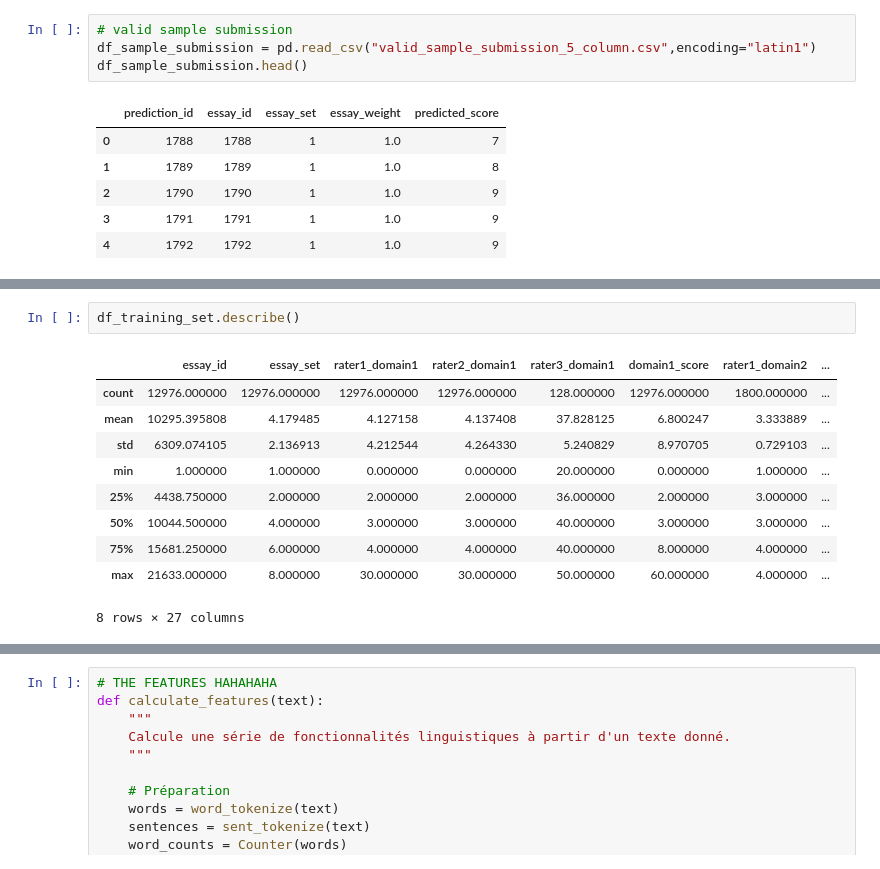
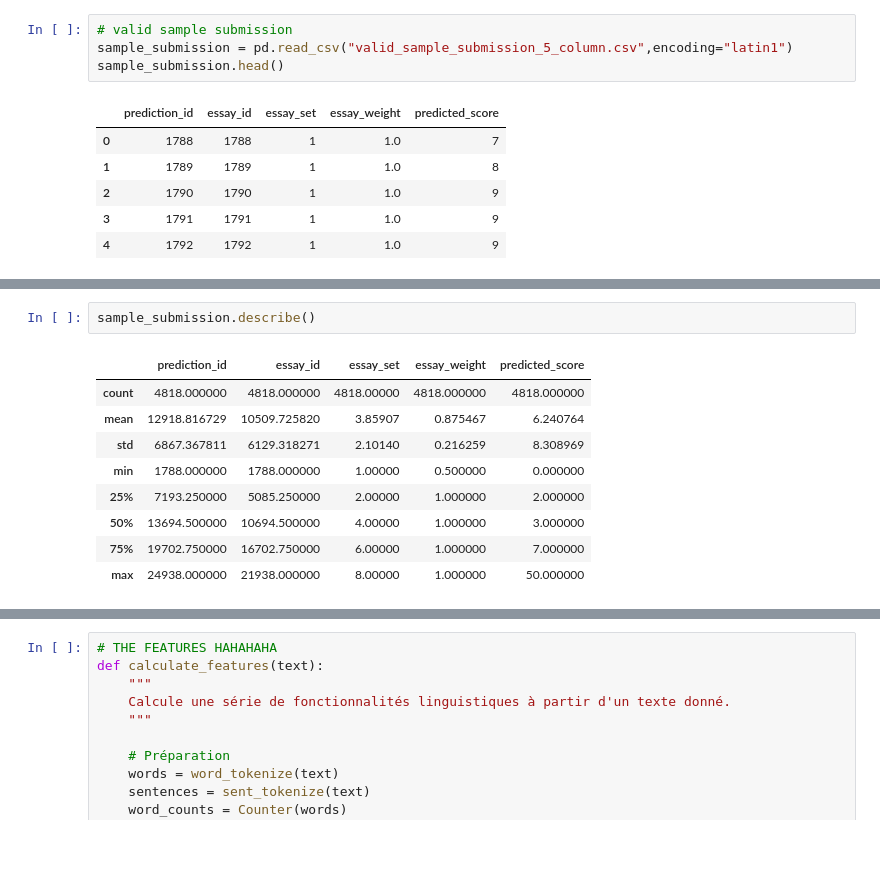
Before and after one commit to Martialkouass/Automated-essay-scoring-Machine-Learning-Model, a Jupyter notebook: NLP-PROJECT.ipynb, the cells around one changed output, grey strips where cells are left out. Saved outputs shown, nothing was run; the diff lists cells and outputs as text.

Commit message:
modified:   NLP-PROJECT.ipynb 	new file:   training_set_normalized_concat.csv

```diff
--- a/NLP-PROJECT.ipynb
+++ b/NLP-PROJECT.ipynb
@@ -118,7 +180,7 @@ memory usage: 164.9+ KB
 # %%
 # valid sample submission
-df_sample_submission = pd.read_csv("valid_sample_submission_5_column.csv",encoding="latin1")
-df_sample_submission.head()
+sample_submission = pd.read_csv("valid_sample_submission_5_column.csv",encoding="latin1")
+sample_submission.head()
 # %% [output]
 |  | prediction_id | essay_id | essay_set | essay_weight | predicted_score |
 | 0 | 1788 | 1788 | 1 | 1.0 | 7 |
@@ -141,13 +206,12 @@ df_training_set.head()
 # %%
-df_training_set.describe()
+sample_submission.describe()
 # %% [output]
-|  | essay_id | essay_set | rater1_domain1 | rater2_domain1 | rater3_domain1 | domain1_score | rater1_domain2 | ... |
-| count | 12976.000000 | 12976.000000 | 12976.000000 | 12976.000000 | 128.000000 | 12976.000000 | 1800.000000 | ... |
-| mean | 10295.395808 | 4.179485 | 4.127158 | 4.137408 | 37.828125 | 6.800247 | 3.333889 | ... |
-| std | 6309.074105 | 2.136913 | 4.212544 | 4.264330 | 5.240829 | 8.970705 | 0.729103 | ... |
-| min | 1.000000 | 1.000000 | 0.000000 | 0.000000 | 20.000000 | 0.000000 | 1.000000 | ... |
-| 25% | 4438.750000 | 2.000000 | 2.000000 | 2.000000 | 36.000000 | 2.000000 | 3.000000 | ... |
-| 50% | 10044.500000 | 4.000000 | 3.000000 | 3.000000 | 40.000000 | 3.000000 | 3.000000 | ... |
-| 75% | 15681.250000 | 6.000000 | 4.000000 | 4.000000 | 40.000000 | 8.000000 | 4.000000 | ... |
-| max | 21633.000000 | 8.000000 | 30.000000 | 30.000000 | 50.000000 | 60.000000 | 4.000000 | ... |
+|  | prediction_id | essay_id | essay_set | essay_weight | predicted_score |
+| count | 4818.000000 | 4818.000000 | 4818.00000 | 4818.000000 | 4818.000000 |
+| mean | 12918.816729 | 10509.725820 | 3.85907 | 0.875467 | 6.240764 |
+| std | 6867.367811 | 6129.318271 | 2.10140 | 0.216259 | 8.308969 |
+| min | 1788.000000 | 1788.000000 | 1.00000 | 0.500000 | 0.000000 |
+| 25% | 7193.250000 | 5085.250000 | 2.00000 | 1.000000 | 2.000000 |
+| 50% | 13694.500000 | 10694.500000 | 4.00000 | 1.000000 | 3.000000 |
+| 75% | 19702.750000 | 16702.750000 | 6.00000 | 1.000000 | 7.000000 |
+| max | 24938.000000 | 21938.000000 | 8.00000 | 1.000000 | 50.000000 |
-8 rows × 27 columns
```
Also changed, not shown: parts of 42 cells of this notebook, 2 other files.
